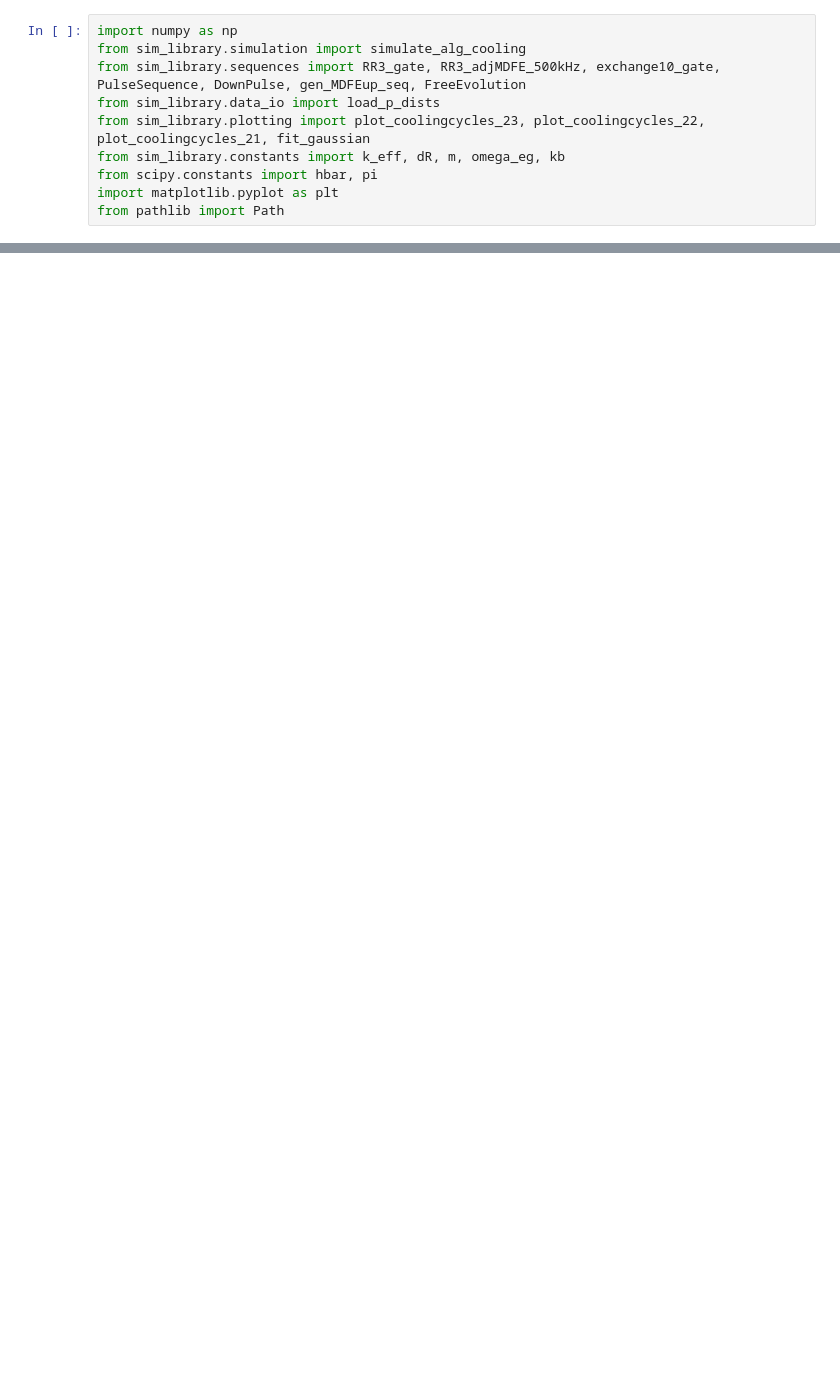
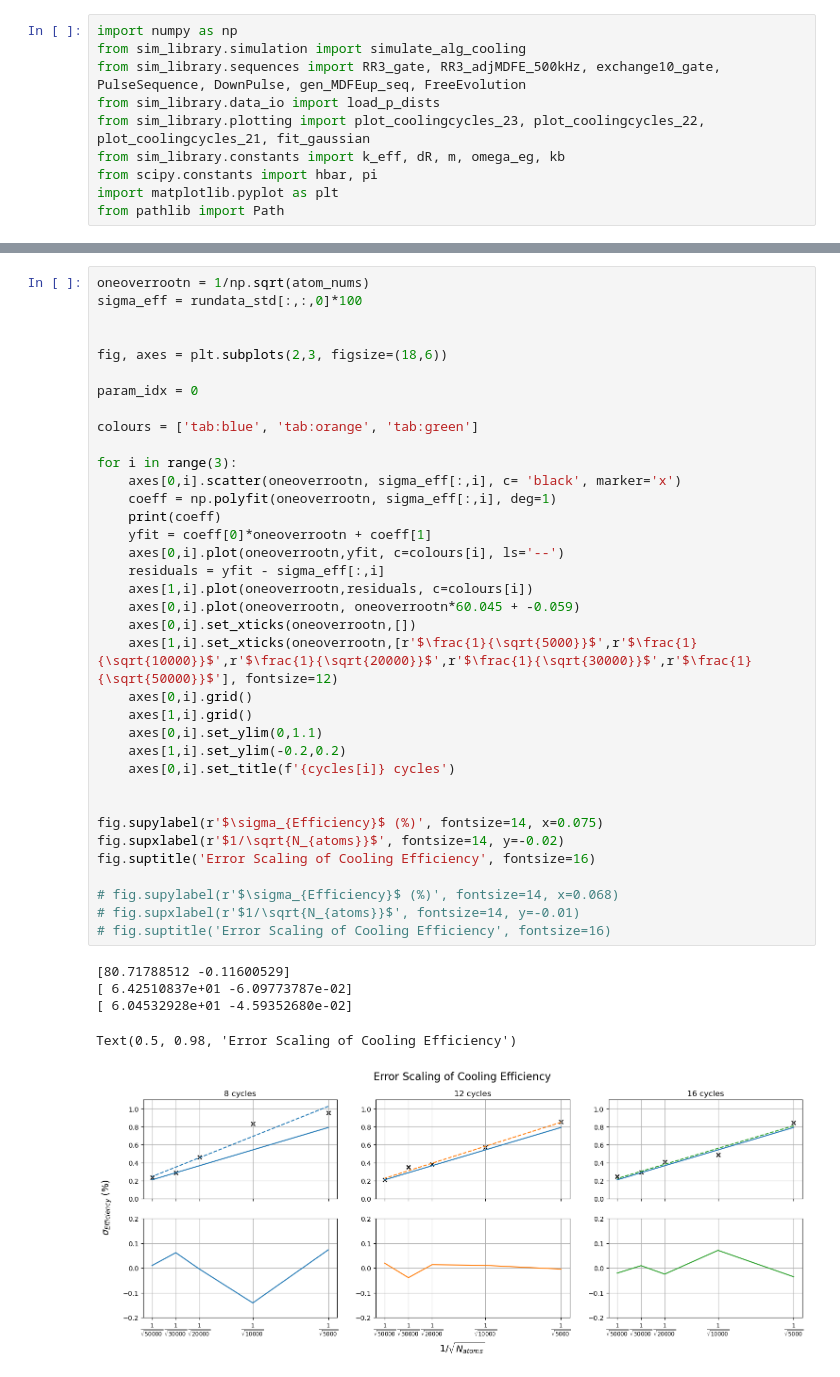
Before and after one commit to tr2g20/simulations, a Jupyter notebook: runtorun_errors.ipynb, the cells around one changed output, grey strips where cells are left out. Drawn from its saved outputs; the diff is of its cells as text; blank space fills up the shorter version.

```diff
--- a/runtorun_errors.ipynb
+++ b/runtorun_errors.ipynb
@@ -68,0 +102,42 @@ print("Script complete.")
+# %%
+oneoverrootn = 1/np.sqrt(atom_nums)
+sigma_eff = rundata_std[:,:,0]*100
+
+
+fig, axes = plt.subplots(2,3, figsize=(18,6))
+
+param_idx = 0
+
+colours = ['tab:blue', 'tab:orange', 'tab:green']
+
+for i in range(3):
+    axes[0,i].scatter(oneoverrootn, sigma_eff[:,i], c= 'black', marker='x')
+    coeff = np.polyfit(oneoverrootn, sigma_eff[:,i], deg=1)
+    print(coeff)
+    yfit = coeff[0]*oneoverrootn + coeff[1]
+    axes[0,i].plot(oneoverrootn,yfit, c=colours[i], ls='--')
+    residuals = yfit - sigma_eff[:,i]
+    axes[1,i].plot(oneoverrootn,residuals, c=colours[i])
+    axes[0,i].plot(oneoverrootn, oneoverrootn*60.045 + -0.059)
+    axes[0,i].set_xticks(oneoverrootn,[])
+    axes[1,i].set_xticks(oneoverrootn,[r'$\frac{1}{\sqrt{5000}}$',r'$\frac{1}{\sqrt{10000}}$',r'$\frac{1}{\sqrt{20000}}$',r'$\frac{1}{\sqrt{30000}}$',r'$\frac{1}{\sqrt{50000}}$'], fontsize=12)
+    axes[0,i].grid()
+    axes[1,i].grid()
+    axes[0,i].set_ylim(0,1.1)
+    axes[1,i].set_ylim(-0.2,0.2)
+    axes[0,i].set_title(f'{cycles[i]} cycles')
+
+
+fig.supylabel(r'$\sigma_{Efficiency}$ (%)', fontsize=14, x=0.075)
+fig.supxlabel(r'$1/\sqrt{N_{atoms}}$', fontsize=14, y=-0.02)
+fig.suptitle('Error Scaling of Cooling Efficiency', fontsize=16)
+
+# fig.supylabel(r'$\sigma_{Efficiency}$ (%)', fontsize=14, x=0.068)
+# fig.supxlabel(r'$1/\sqrt{N_{atoms}}$', fontsize=14, y=-0.01)
+# fig.suptitle('Error Scaling of Cooling Efficiency', fontsize=16)
+# %% [output]
+[80.71788512 -0.11600529]
+[ 6.42510837e+01 -6.09773787e-02]
+[ 6.04532928e+01 -4.59352680e-02]
+Text(0.5, 0.98, 'Error Scaling of Cooling Efficiency')
+[figure, added]
```
Also changed, not shown: parts of 7 cells of this notebook, 3 other files.
